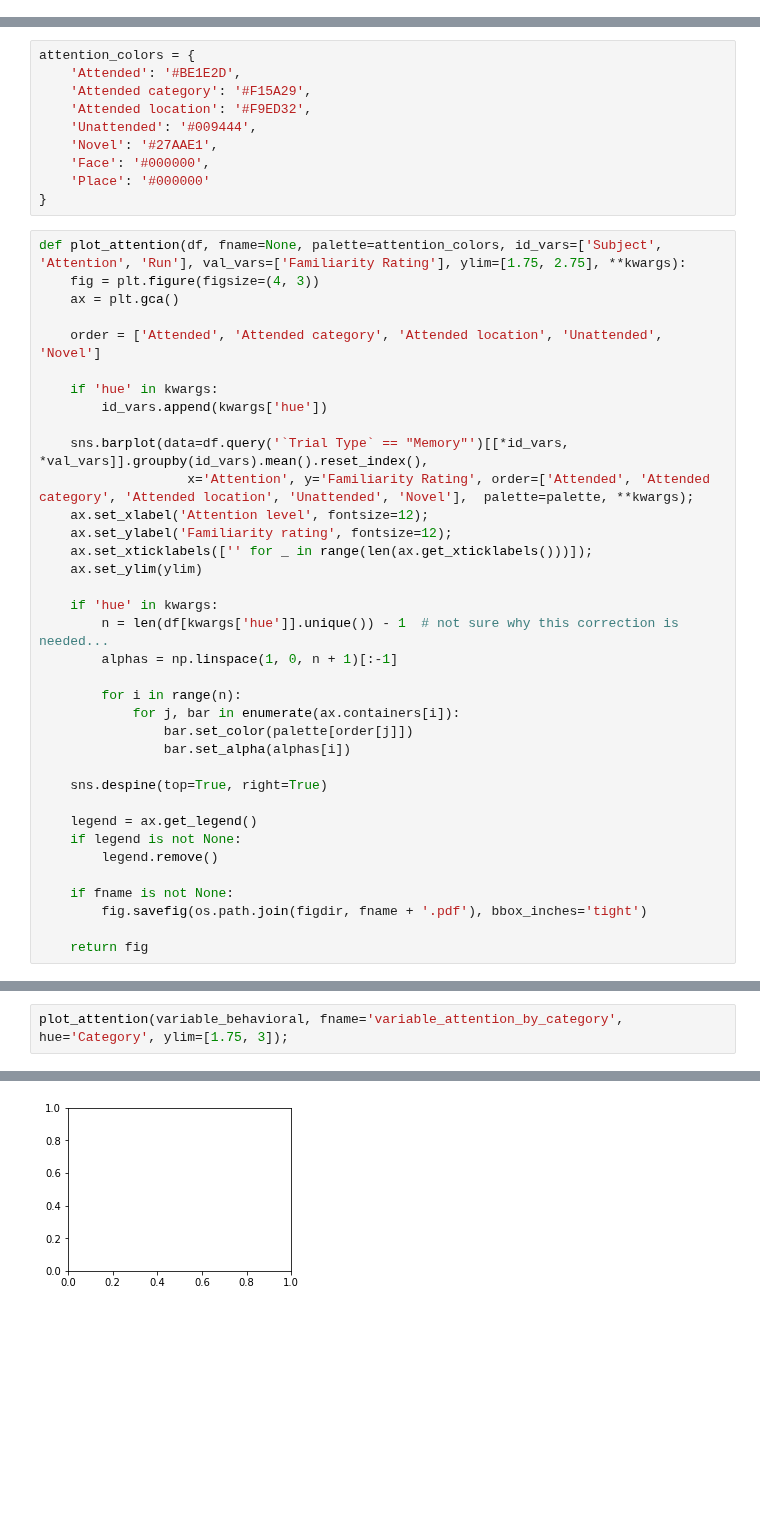
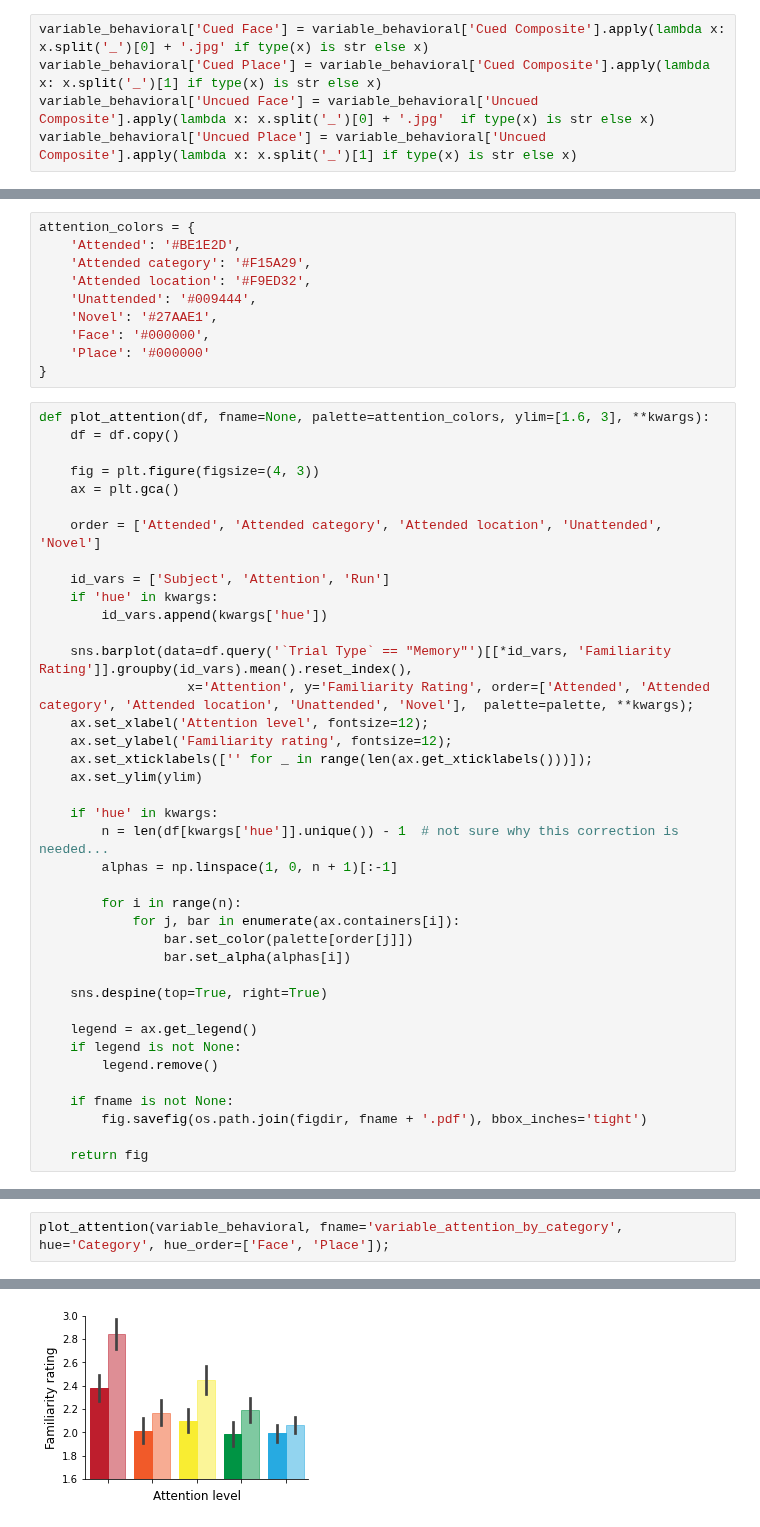
Before and after one commit to jeremymanning/attention-memory-task, a Jupyter notebook: code/data_loader.ipynb, the cells around one changed output, grey strips where cells are left out. Cells and saved outputs as stored; diff of their text form; blank space fills up the shorter version.

Commit message:
fixed error in variable attention plots, added splits by category

```diff
--- a/code/data_loader.ipynb
+++ b/code/data_loader.ipynb
@@ -347,3 +349,8 @@ variable_behavioral = add_intersection(variable_behavioral, variable_gaze)
+# %%
+variable_behavioral['Cued Face'] = variable_behavioral['Cued Composite'].apply(lambda x: x.split('_')[0] + '.jpg' if type(x) is str else x)
+variable_behavioral['Cued Place'] = variable_behavioral['Cued Composite'].apply(lambda x: x.split('_')[1] if type(x) is str else x)
+variable_behavioral['Uncued Face'] = variable_behavioral['Uncued Composite'].apply(lambda x: x.split('_')[0] + '.jpg'  if type(x) is str else x)
+variable_behavioral['Uncued Place'] = variable_behavioral['Uncued Composite'].apply(lambda x: x.split('_')[1] if type(x) is str else x)
 # %%
 def summarize_intersections(df, category='Attended intersection'):
     df = df.query('`Trial Type` == "Presentation"').fillna(False)
@@ -495,16 +523,19 @@ attention_colors = {
     'Place': '#000000'
 }
 # %%
-def plot_attention(df, fname=None, palette=attention_colors, id_vars=['Subject', 'Attention', 'Run'], val_vars=['Familiarity Rating'], ylim=[1.75, 2.75], **kwargs):
+def plot_attention(df, fname=None, palette=attention_colors, ylim=[1.6, 3], **kwargs):
+    df = df.copy()
+
     fig = plt.figure(figsize=(4, 3))
     ax = plt.gca()
 
     order = ['Attended', 'Attended category', 'Attended location', 'Unattended', 'Novel']
 
+    id_vars = ['Subject', 'Attention', 'Run']
     if 'hue' in kwargs:
         id_vars.append(kwargs['hue'])
 
-    sns.barplot(data=df.query('`Trial Type` == "Memory"')[[*id_vars, *val_vars]].groupby(id_vars).mean().reset_index(),
+    sns.barplot(data=df.query('`Trial Type` == "Memory"')[[*id_vars, 'Familiarity Rating']].groupby(id_vars).mean().reset_index(),
                    x='Attention', y='Familiarity Rating', order=['Attended', 'Attended category', 'Attended location', 'Unattended', 'Novel'],  palette=palette, **kwargs);
     ax.set_xlabel('Attention level', fontsize=12);
     ax.set_ylabel('Familiarity rating', fontsize=12);
@@ -545,3 +576,3 @@ plot_attention(variable_behavioral, fname='variable_attention');
 # %%
-plot_attention(variable_behavioral, fname='variable_attention_by_category', hue='Category', ylim=[1.75, 3]);
+plot_attention(variable_behavioral, fname='variable_attention_by_category', hue='Category', hue_order=['Face', 'Place']);
 # %% [output]
@@ -549 +579 @@ ValueError: Grouper for 'Category' not 1-dimensional
-[figure, old version]
+[figure, new version]
```
Also changed, not shown: parts of 12 cells of this notebook, 13 other files.
